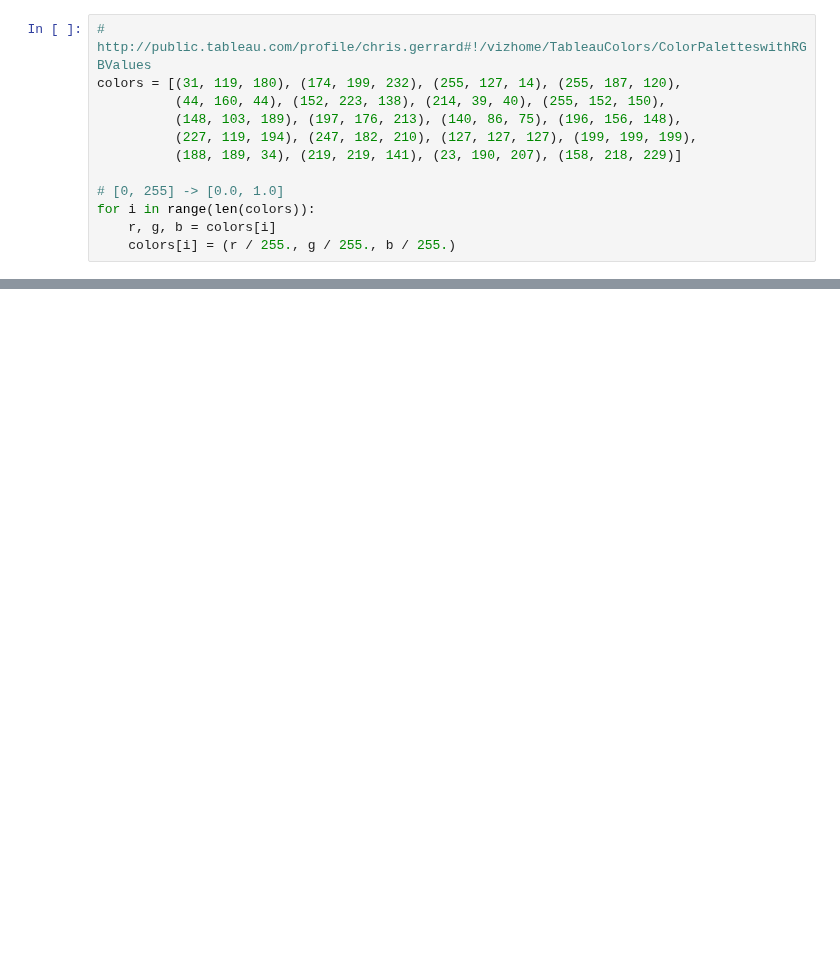
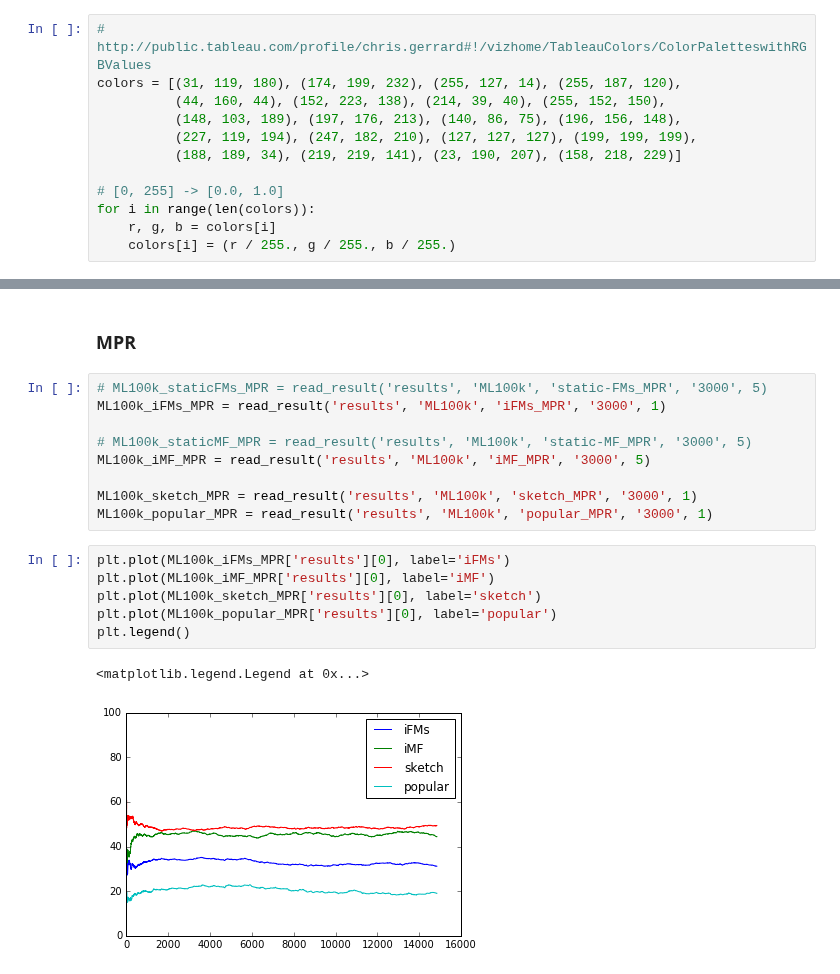
Before and after one commit to takuti/stream-recommender, a Jupyter notebook: paper-sketch.ipynb, the cells around one changed output, grey strips where cells are left out. Cells and saved outputs as stored; diff of their text form; blank space fills up the shorter version.

Commit message:
add popular.ini for ML100k and experiment w/ the MPR metric

```diff
--- a/paper-sketch.ipynb
+++ b/paper-sketch.ipynb
@@ -379,0 +247,20 @@ plt.show()
+# %% [markdown]
+### MPR
+# %%
+# ML100k_staticFMs_MPR = read_result('results', 'ML100k', 'static-FMs_MPR', '3000', 5)
+ML100k_iFMs_MPR = read_result('results', 'ML100k', 'iFMs_MPR', '3000', 1)
+
+# ML100k_staticMF_MPR = read_result('results', 'ML100k', 'static-MF_MPR', '3000', 5)
+ML100k_iMF_MPR = read_result('results', 'ML100k', 'iMF_MPR', '3000', 5)
+
+ML100k_sketch_MPR = read_result('results', 'ML100k', 'sketch_MPR', '3000', 1)
+ML100k_popular_MPR = read_result('results', 'ML100k', 'popular_MPR', '3000', 1)
+# %%
+plt.plot(ML100k_iFMs_MPR['results'][0], label='iFMs')
+plt.plot(ML100k_iMF_MPR['results'][0], label='iMF')
+plt.plot(ML100k_sketch_MPR['results'][0], label='sketch')
+plt.plot(ML100k_popular_MPR['results'][0], label='popular')
+plt.legend()
+# %% [output]
+<matplotlib.legend.Legend at 0x...>
+[figure, added]
```
Also changed, not shown: parts of 37 cells of this notebook, 1 other file.
